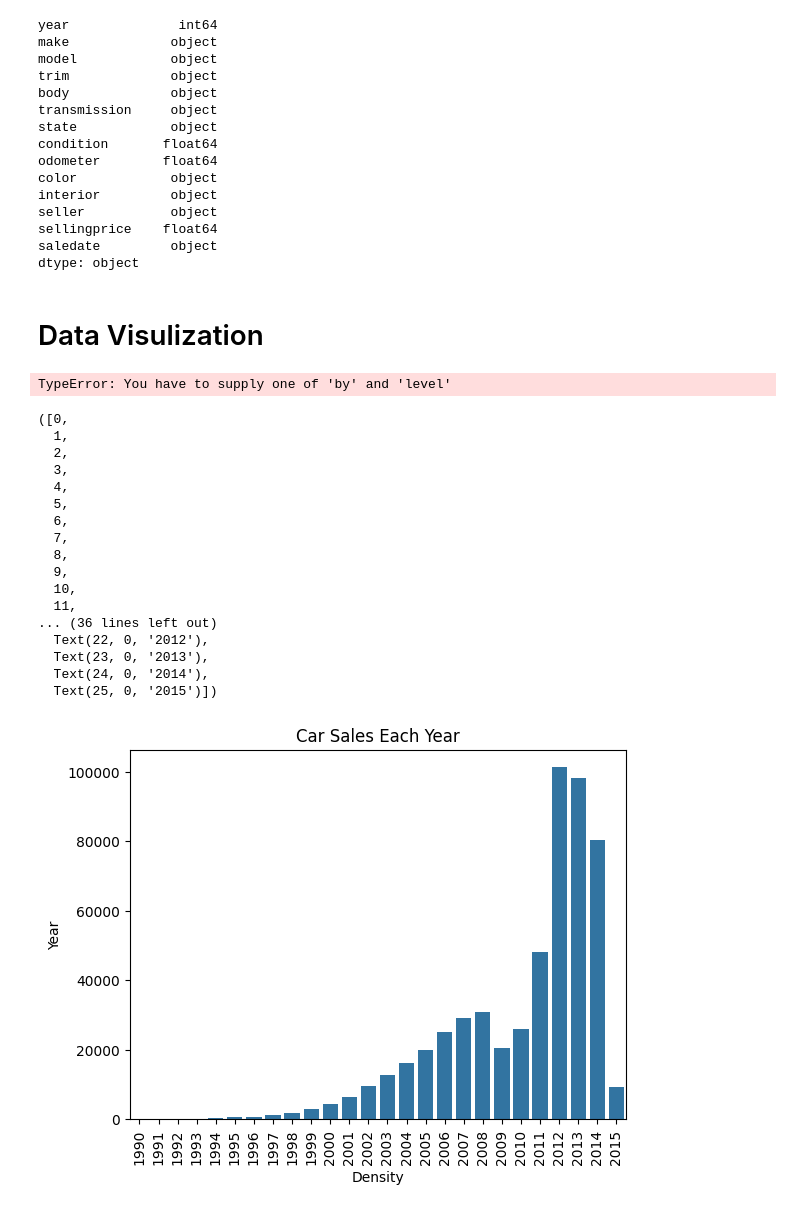
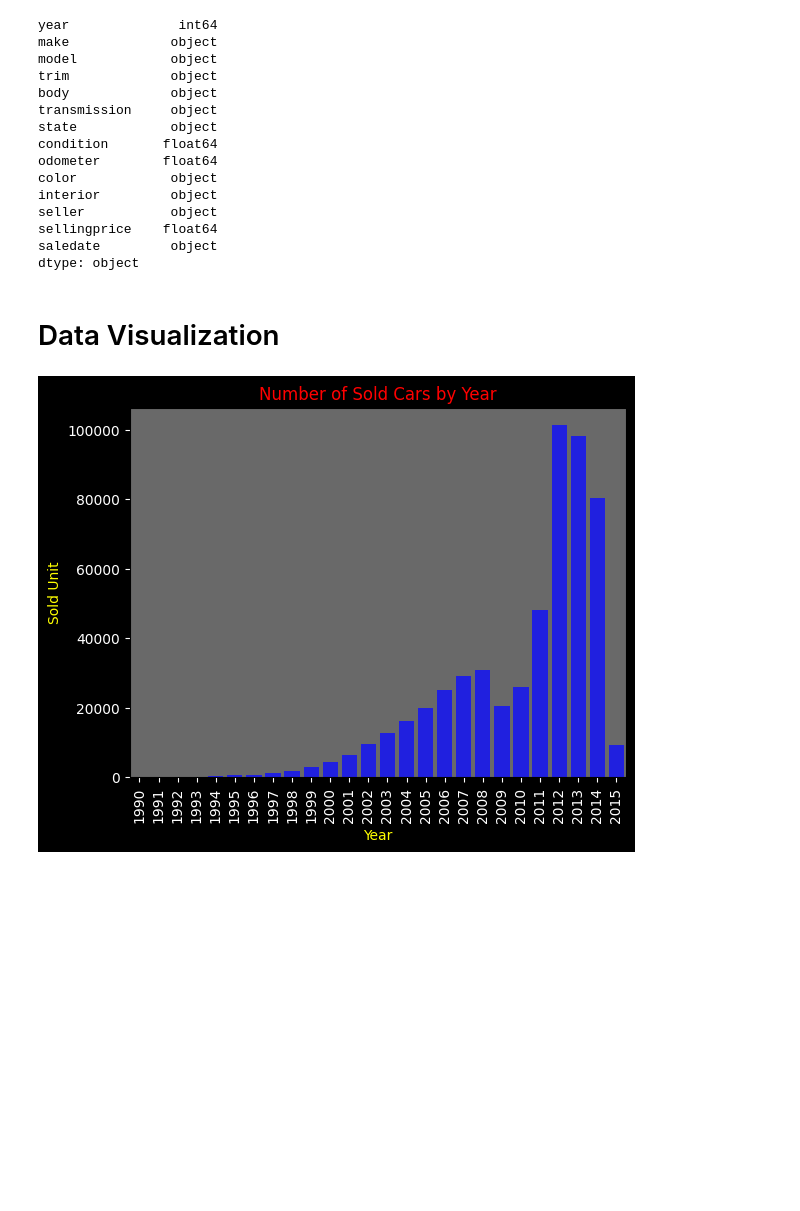
Before and after one commit to Kittisak-M/Best-Strategy-to-Buy-Car-for-Value-Concious-Customer, a Jupyter notebook: car-sales-exploratory-data-analysis.ipynb, the cells around one changed output. Drawn from its saved outputs; the diff is of its cells as text; code cells hidden in the pictures; blank space fills up the shorter version.

```diff
--- a/car-sales-exploratory-data-analysis.ipynb
+++ b/car-sales-exploratory-data-analysis.ipynb
@@ -873,8 +877,4 @@ sellingprice    float64
 saledate         object
 dtype: object
 # %% [markdown]
-# Data Visulization
+# Data Visualization
-# %%
-cleaned_cs.groupby().count()
-# %% [output]
-TypeError: You have to supply one of 'by' and 'level'
@@ -883,28 +881,17 @@ yearly_counts = cleaned_cs.groupby('year')['make'].count().reset_index()
-# %%
-sns.barplot(x=yearly_counts['year'], y = yearly_counts['make'])
-plt.title('Car Sales Each Year')
-plt.xlabel('Density')
-plt.ylabel('Year')
-plt.xticks(rotation=90)
-# %% [output]
-([0,
-  1,
-  2,
-  3,
-  4,
-  5,
-  6,
-  7,
-  8,
-  9,
-  10,
-  11,
-... (36 lines left out)
-  Text(22, 0, '2012'),
-  Text(23, 0, '2013'),
-  Text(24, 0, '2014'),
-  Text(25, 0, '2015')])
-[figure, removed]
+# %%
+yearly_counts = cleaned_cs.groupby('year')['make'].count().reset_index()
+ax = sns.barplot(x='year', y='make', data=yearly_counts,color='blue')
+ax.set_facecolor('dimgrey')
+plt.gcf().set_facecolor('black')
+plt.title('Number of Sold Cars by Year',color='red')
+plt.xlabel('Year',color='yellow')
+plt.ylabel('Sold Unit',color='yellow')
+plt.tick_params(axis='x', colors='white')
+plt.tick_params(axis='y', colors='white')
+plt.xticks(rotation=90)
+plt.show()
+# %% [output]
+[figure, added]
 # %%
 cleaned_cs
 # %% [output]
```
Also changed, not shown: parts of 13 cells of this notebook, 1 other file.
